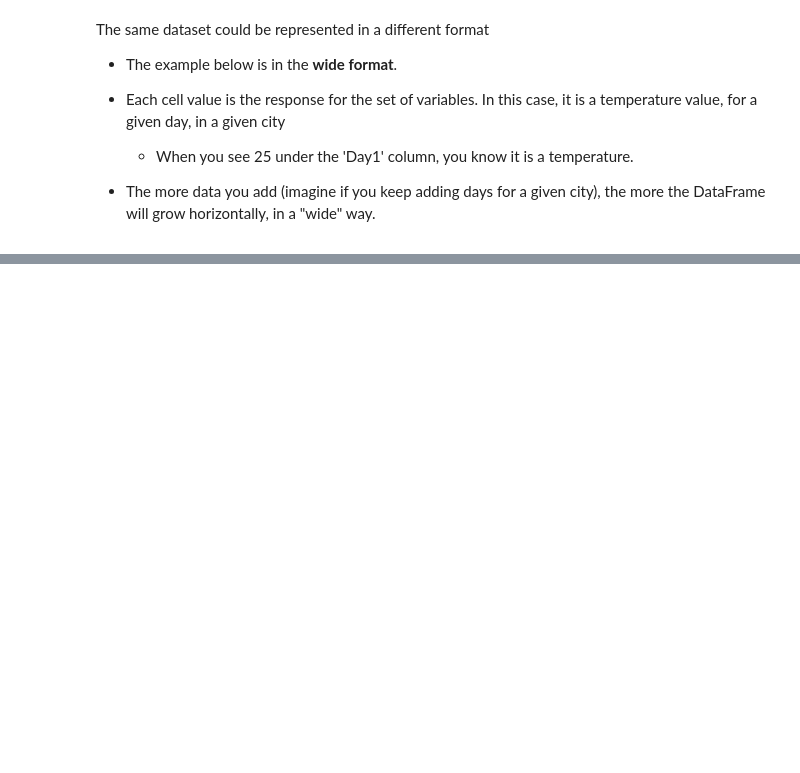
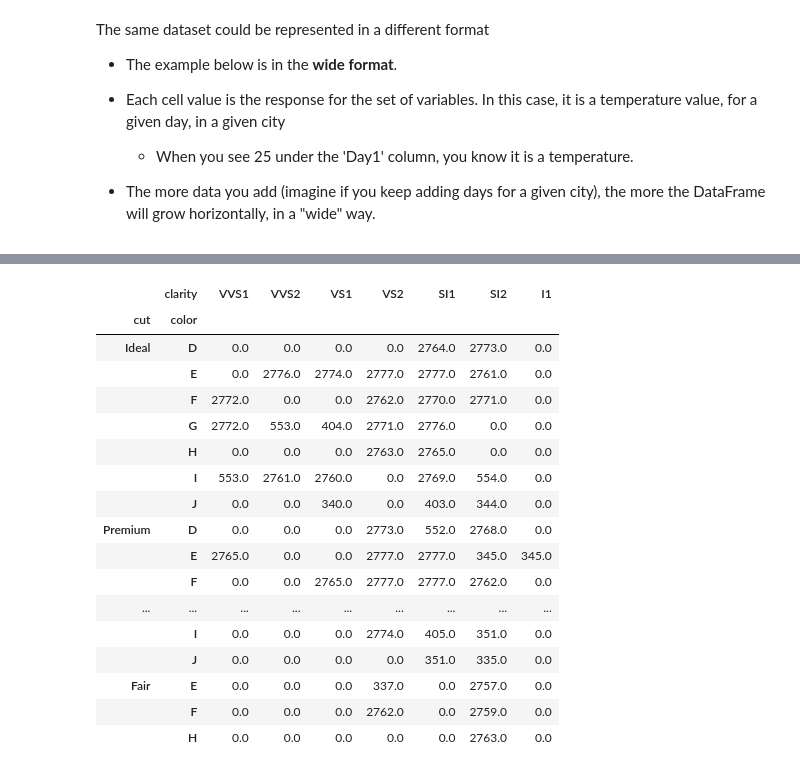
Before and after one commit to RSE1982/sept2025_DBC, a Jupyter notebook: Pandas-Notebooks/topic-13-long_x_wide_format/notebook.ipynb, the cells around one changed output, grey strips where cells are left out. Saved outputs shown, nothing was run; the diff lists cells and outputs as text; code cells hidden in the pictures; blank space fills up the shorter version.

```diff
--- a/Pandas-Notebooks/topic-13-long_x_wide_format/notebook.ipynb
+++ b/Pandas-Notebooks/topic-13-long_x_wide_format/notebook.ipynb
@@ -81,0 +381,26 @@ The same dataset could be represented in a different format
+# %%
+pd.pivot_table(data=df,
+               index=['cut','color'],
+               columns='clarity',
+               values='price',
+               fill_value=0,
+               aggfunc='max')
+# %% [output]
+|  | clarity | VVS1 | VVS2 | VS1 | VS2 | SI1 | SI2 | I1 |
+| cut | color |  |  |  |  |  |  |  |
+| Ideal | D | 0.0 | 0.0 | 0.0 | 0.0 | 2764.0 | 2773.0 | 0.0 |
+|  | E | 0.0 | 2776.0 | 2774.0 | 2777.0 | 2777.0 | 2761.0 | 0.0 |
+|  | F | 2772.0 | 0.0 | 0.0 | 2762.0 | 2770.0 | 2771.0 | 0.0 |
+|  | G | 2772.0 | 553.0 | 404.0 | 2771.0 | 2776.0 | 0.0 | 0.0 |
+|  | H | 0.0 | 0.0 | 0.0 | 2763.0 | 2765.0 | 0.0 | 0.0 |
+|  | I | 553.0 | 2761.0 | 2760.0 | 0.0 | 2769.0 | 554.0 | 0.0 |
+|  | J | 0.0 | 0.0 | 340.0 | 0.0 | 403.0 | 344.0 | 0.0 |
+| Premium | D | 0.0 | 0.0 | 0.0 | 2773.0 | 552.0 | 2768.0 | 0.0 |
+|  | E | 2765.0 | 0.0 | 0.0 | 2777.0 | 2777.0 | 345.0 | 345.0 |
+|  | F | 0.0 | 0.0 | 2765.0 | 2777.0 | 2777.0 | 2762.0 | 0.0 |
+| ... | ... | ... | ... | ... | ... | ... | ... | ... |
+|  | I | 0.0 | 0.0 | 0.0 | 2774.0 | 405.0 | 351.0 | 0.0 |
+|  | J | 0.0 | 0.0 | 0.0 | 0.0 | 351.0 | 335.0 | 0.0 |
+| Fair | E | 0.0 | 0.0 | 0.0 | 337.0 | 0.0 | 2757.0 | 0.0 |
+|  | F | 0.0 | 0.0 | 0.0 | 2762.0 | 0.0 | 2759.0 | 0.0 |
+|  | H | 0.0 | 0.0 | 0.0 | 0.0 | 0.0 | 2763.0 | 0.0 |
```
Also changed, not shown: parts of 49 cells of this notebook, 5 other files.
